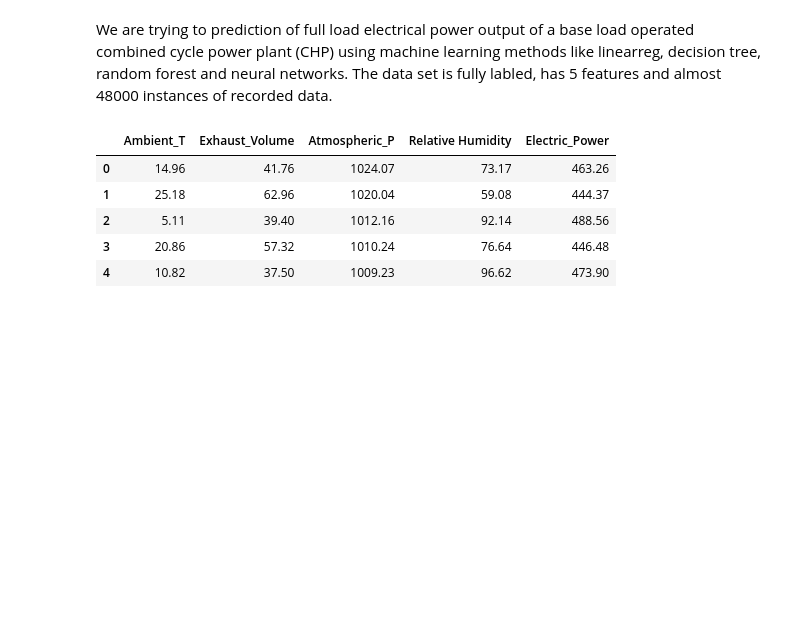
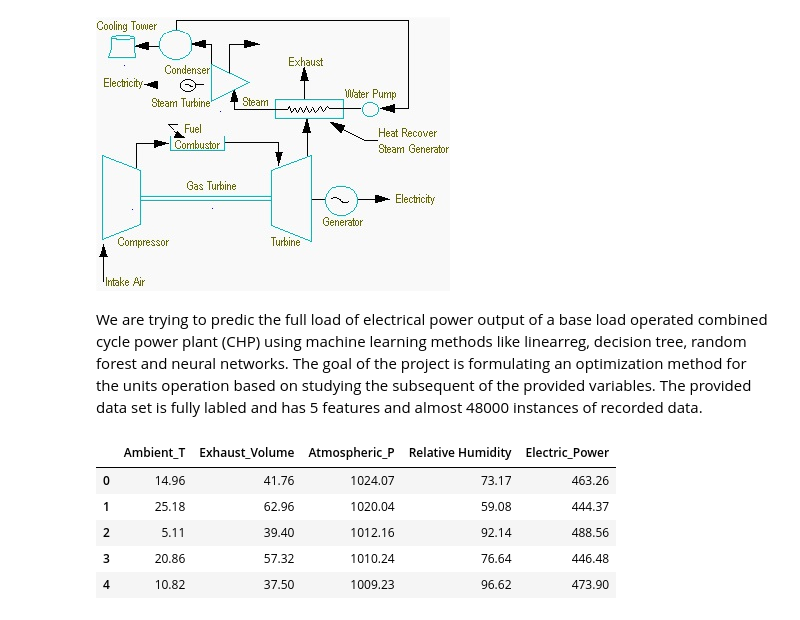
Before and after one commit to sasan-gsm/AI, a Jupyter notebook: chp.ipynb, the cells around one changed output. Drawn from its saved outputs; the diff is of its cells as text; code cells hidden in the pictures; blank space fills up the shorter version.

```diff
--- a/chp.ipynb
+++ b/chp.ipynb
@@ -1,7 +6,15 @@
+# %%
+import os
+from IPython.display import Image, display
+
+display(Image(filename = os.getcwd()+ "\PFD.JPG", width=354, height=274))
+# %% [output]
+[figure, added]
 # %% [markdown]
-We are trying to prediction of full load electrical power output of a base load operated
+We are trying to predic the full load of electrical power output of a base load operated
 combined cycle power plant (CHP) using machine learning methods like linearreg, decision tree, random forest and neural networks.
-The data set is fully labled, has 5 features and almost 48000 instances of recorded data.
+The goal of the project is formulating an optimization method for the units operation based on studying the subsequent of the provided variables.
+The provided data set is fully labled and has 5 features and almost 48000 instances of recorded data.
 # %%
 import os
 import pandas as pd
```
Also changed, not shown: parts of 2 cells of this notebook.
